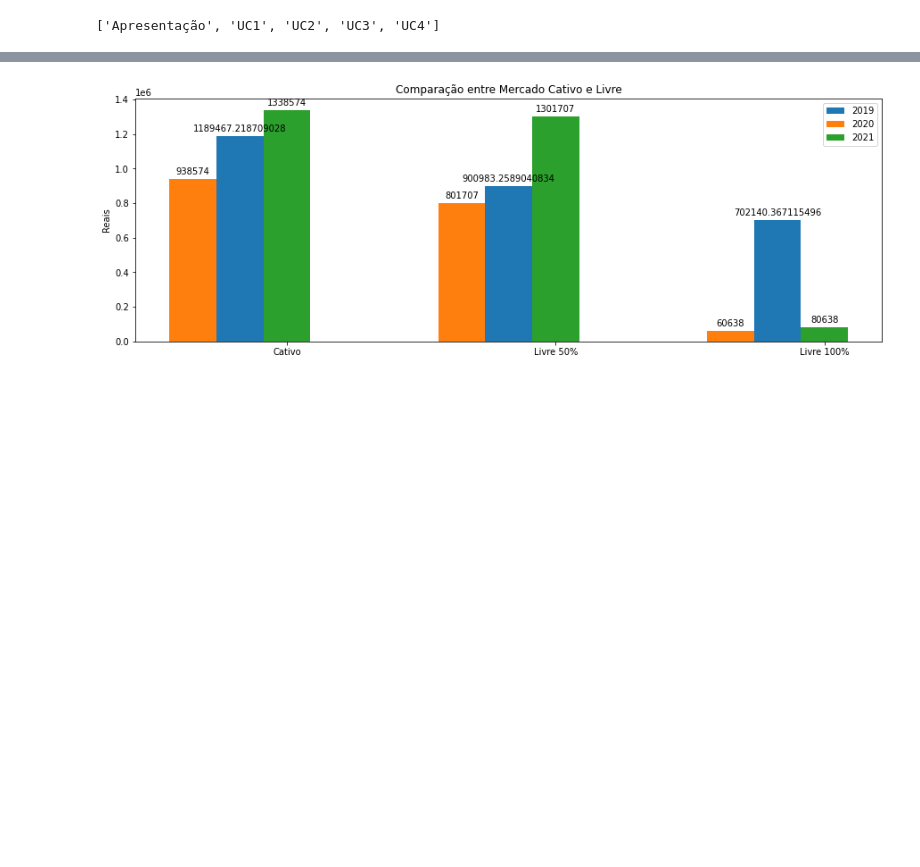
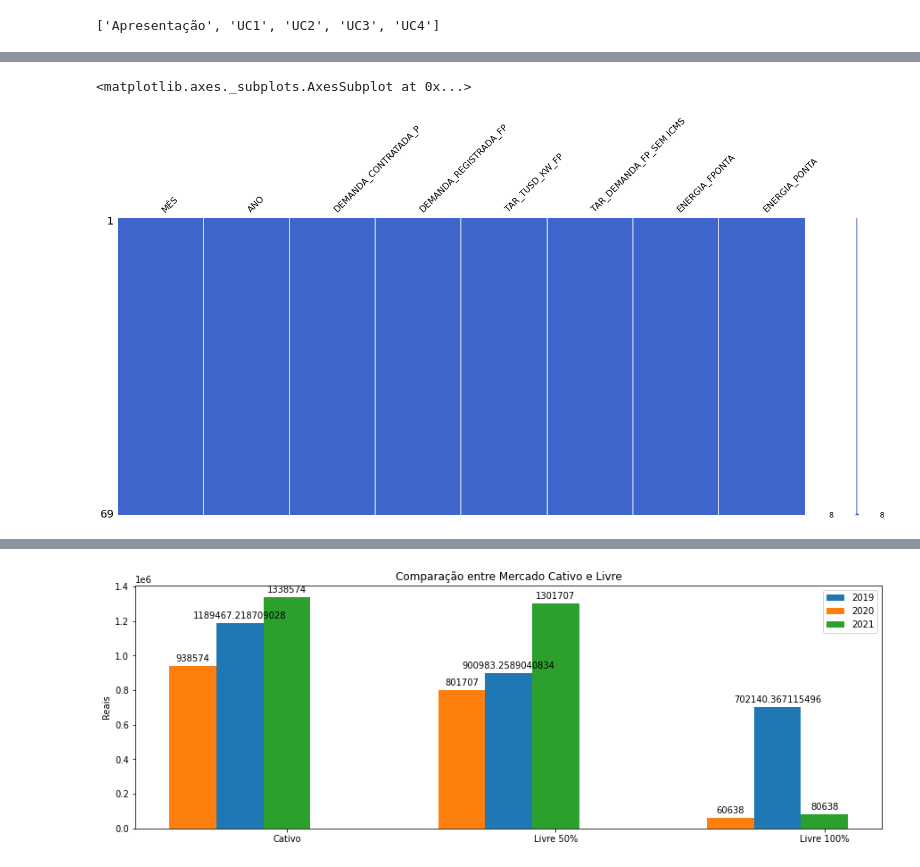
Before and after one commit to byronacunia/UFCA_estudo_mercado_livre, a Jupyter notebook: UFCA.ipynb, the cells around one changed output, grey strips where cells are left out. Drawn from its saved outputs; the diff is of its cells as text; code cells hidden in the pictures; blank space fills up the shorter version.

```diff
--- a/UFCA.ipynb
+++ b/UFCA.ipynb
@@ -96,0 +122,9 @@ Econômia livre 100% = R$ 487326.85159353213
+# %%
+imputer = SimpleImputer(strategy='constant', fill_value = 0)
+imputer = imputer.fit(dadosUC1[['TAR_DEMANDA_FP_SEM ICMS']])
+dadosUC1['TAR_DEMANDA_FP_SEM ICMS'] = imputer.transform(dadosUC1[['TAR_DEMANDA_FP_SEM ICMS']]).ravel()
+# %%
+msno.matrix(dadosUC1, color = (0.25,0.4,0.8))
+# %% [output]
+<matplotlib.axes._subplots.AxesSubplot at 0x...>
+[figure, added]
```
Also changed, not shown: parts of 18 cells of this notebook.
